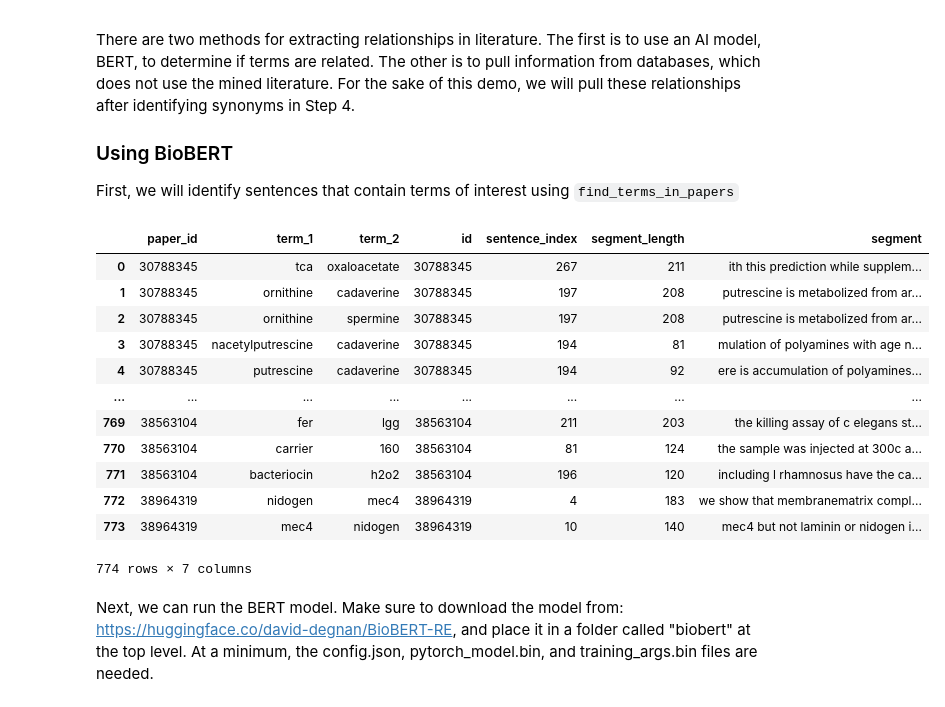
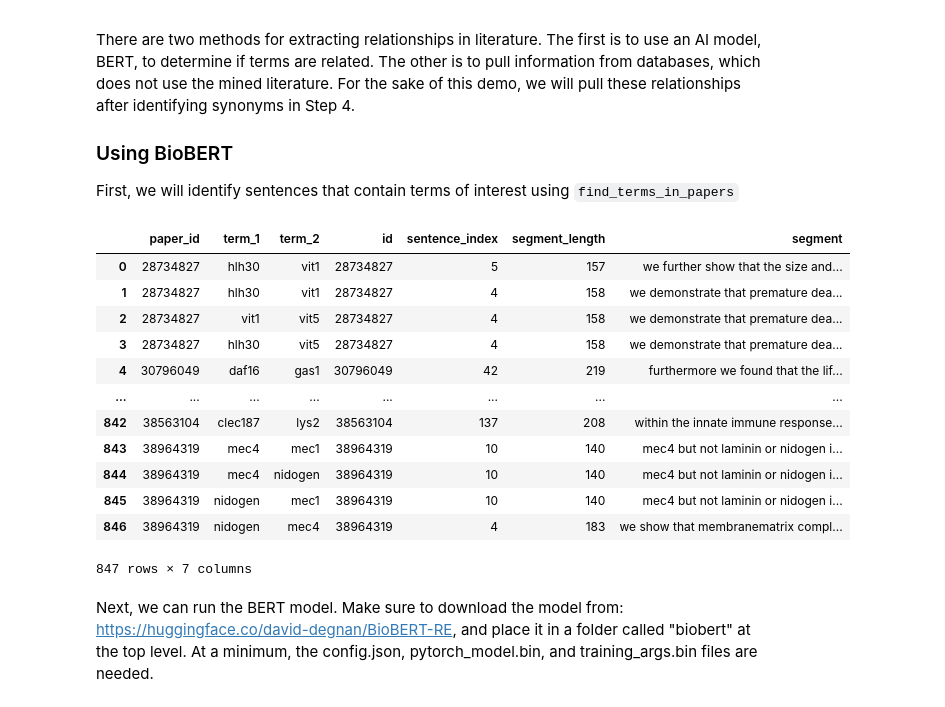
Before and after one commit to PNNL-Predictive-Phenomics/DancePartner, a Jupyter notebook: vignettes/how_to_use_DancePartner.ipynb, the cells around one changed output. Saved outputs shown, nothing was run; the diff lists cells and outputs as text; code cells hidden in the pictures.

```diff
--- a/vignettes/how_to_use_DancePartner.ipynb
+++ b/vignettes/how_to_use_DancePartner.ipynb
@@ -142,30 +141,30 @@ First, we will identify sentences that contain terms of interest using `find_ter
 # %%
 output_directory = os.path.join(os.getcwd(), "full_pipeline_example")
 paper_directory = os.path.join(output_directory, "papers")
 
 dance.find_terms_in_papers(
-    paper_directory = paper_directory,
+    papers = paper_directory,
     terms = my_terms,
     n_gram_max = 5,
     padding = 50,
     output_directory = output_directory
 )
 pairs = pd.read_csv(os.path.join(output_directory, "sentence_biomolecule_pairs.csv"))
 pairs
 # %% [output]
 |  | paper_id | term_1 | term_2 | id | sentence_index | segment_length | segment |
-| 0 | 30788345 | tca | oxaloacetate | 30788345 | 267 | 211 | ith this prediction while supplem... |
-| 1 | 30788345 | ornithine | cadaverine | 30788345 | 197 | 208 | putrescine is metabolized from ar... |
-| 2 | 30788345 | ornithine | spermine | 30788345 | 197 | 208 | putrescine is metabolized from ar... |
-| 3 | 30788345 | nacetylputrescine | cadaverine | 30788345 | 194 | 81 | mulation of polyamines with age n... |
-| 4 | 30788345 | putrescine | cadaverine | 30788345 | 194 | 92 | ere is accumulation of polyamines... |
+| 0 | 28734827 | hlh30 | vit1 | 28734827 | 5 | 157 | we further show that the size and... |
+| 1 | 28734827 | hlh30 | vit1 | 28734827 | 4 | 158 | we demonstrate that premature dea... |
+| 2 | 28734827 | vit1 | vit5 | 28734827 | 4 | 158 | we demonstrate that premature dea... |
+| 3 | 28734827 | hlh30 | vit5 | 28734827 | 4 | 158 | we demonstrate that premature dea... |
+| 4 | 30796049 | daf16 | gas1 | 30796049 | 42 | 219 | furthermore we found that the lif... |
 | ... | ... | ... | ... | ... | ... | ... | ... |
-| 769 | 38563104 | fer | lgg | 38563104 | 211 | 203 | the killing assay of c elegans st... |
-| 770 | 38563104 | carrier | 160 | 38563104 | 81 | 124 | the sample was injected at 300c a... |
-| 771 | 38563104 | bacteriocin | h2o2 | 38563104 | 196 | 120 | including l rhamnosus have the ca... |
-| 772 | 38964319 | nidogen | mec4 | 38964319 | 4 | 183 | we show that membranematrix compl... |
-| 773 | 38964319 | mec4 | nidogen | 38964319 | 10 | 140 | mec4 but not laminin or nidogen i... |
+| 842 | 38563104 | clec187 | lys2 | 38563104 | 137 | 208 | within the innate immune response... |
+| 843 | 38964319 | mec4 | mec1 | 38964319 | 10 | 140 | mec4 but not laminin or nidogen i... |
+| 844 | 38964319 | mec4 | nidogen | 38964319 | 10 | 140 | mec4 but not laminin or nidogen i... |
+| 845 | 38964319 | nidogen | mec1 | 38964319 | 10 | 140 | mec4 but not laminin or nidogen i... |
+| 846 | 38964319 | nidogen | mec4 | 38964319 | 4 | 183 | we show that membranematrix compl... |
-774 rows × 7 columns
+847 rows × 7 columns
 # %% [markdown]
 Next, we can run the BERT model. Make sure to download the model from: https://huggingface.co/david-degnan/BioBERT-RE, and place it in a folder called "biobert" at the top level. At a minimum, the config.json, pytorch_model.bin, and training_args.bin files are needed.
 # %%
```
Also changed, not shown: parts of 13 cells of this notebook, 34 other files.
